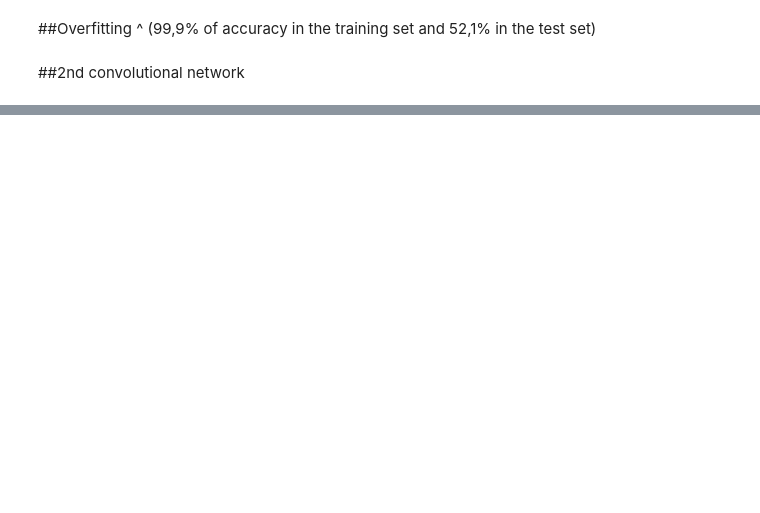
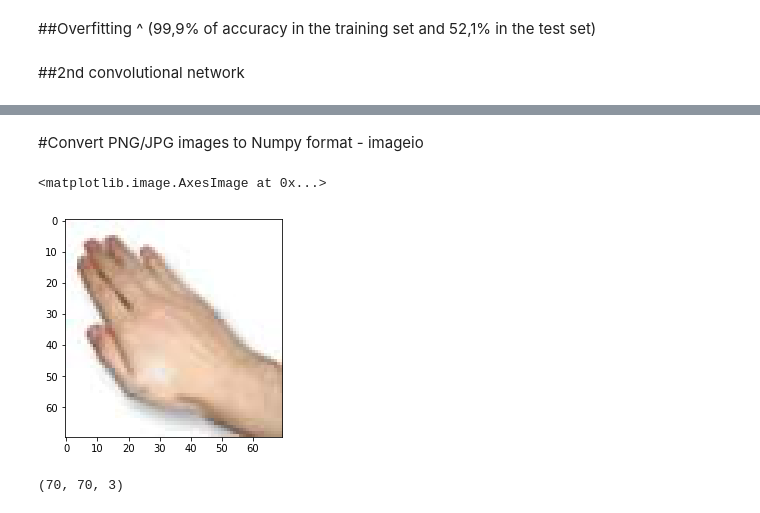
Before and after one commit to leadeeerq/Projects, a Jupyter notebook: NeuralNetworks.ipynb, the cells around one changed output, grey strips where cells are left out. Cells and saved outputs as stored; diff of their text form; code cells hidden in the pictures; blank space fills up the shorter version.

```diff
--- a/NeuralNetworks.ipynb
+++ b/NeuralNetworks.ipynb
@@ -494,0 +638,15 @@ model.evaluate(test_images, test_labels)
+# %% [markdown]
+#Convert PNG/JPG images to Numpy format - imageio
+# %%
+import imageio
+
+im = imageio.imread('https://upload.wikimedia.org/wikipedia/commons/b/b4/SssPapier.jpg')
+plt.imshow(im)
+# %% [output]
+<matplotlib.image.AxesImage at 0x...>
+[figure, added]
+# %%
+im_np = np.asarray(im)
+print(im_np.shape)
+# %% [output]
+(70, 70, 3)
```
Also changed, not shown: parts of 40 cells of this notebook.
